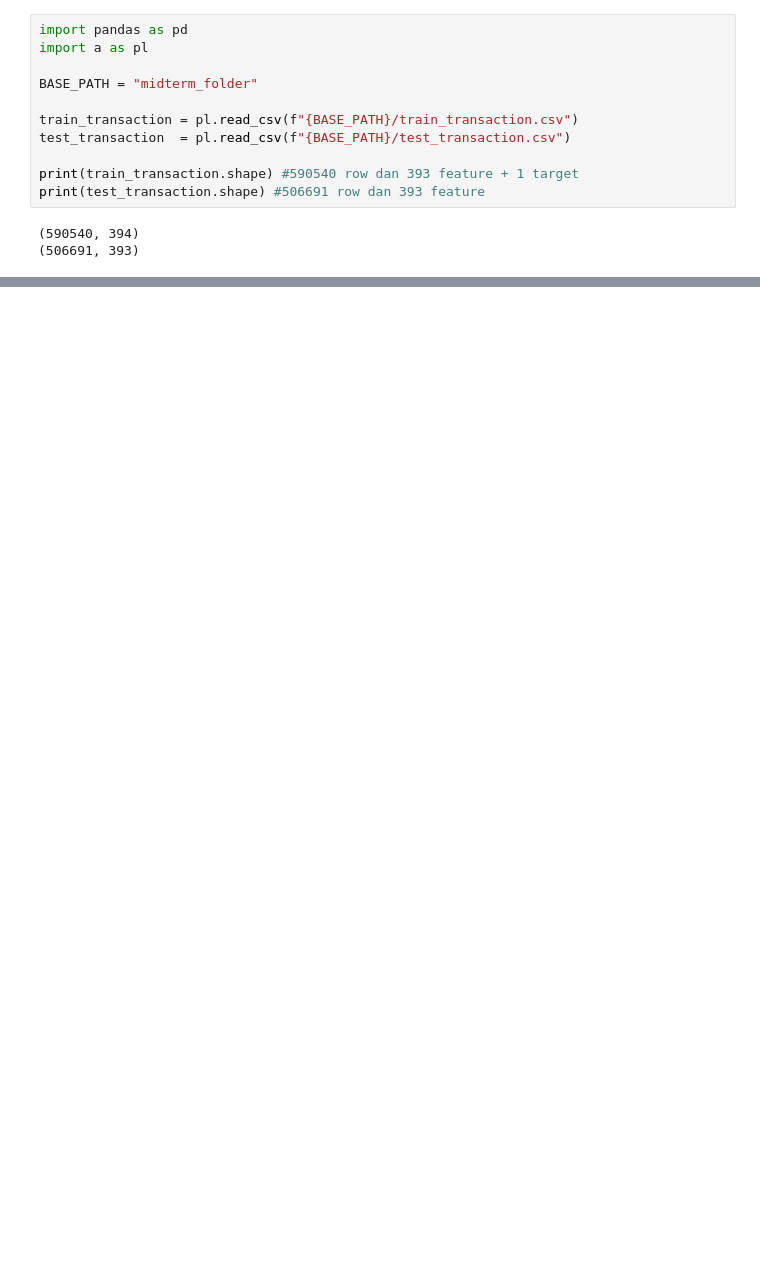
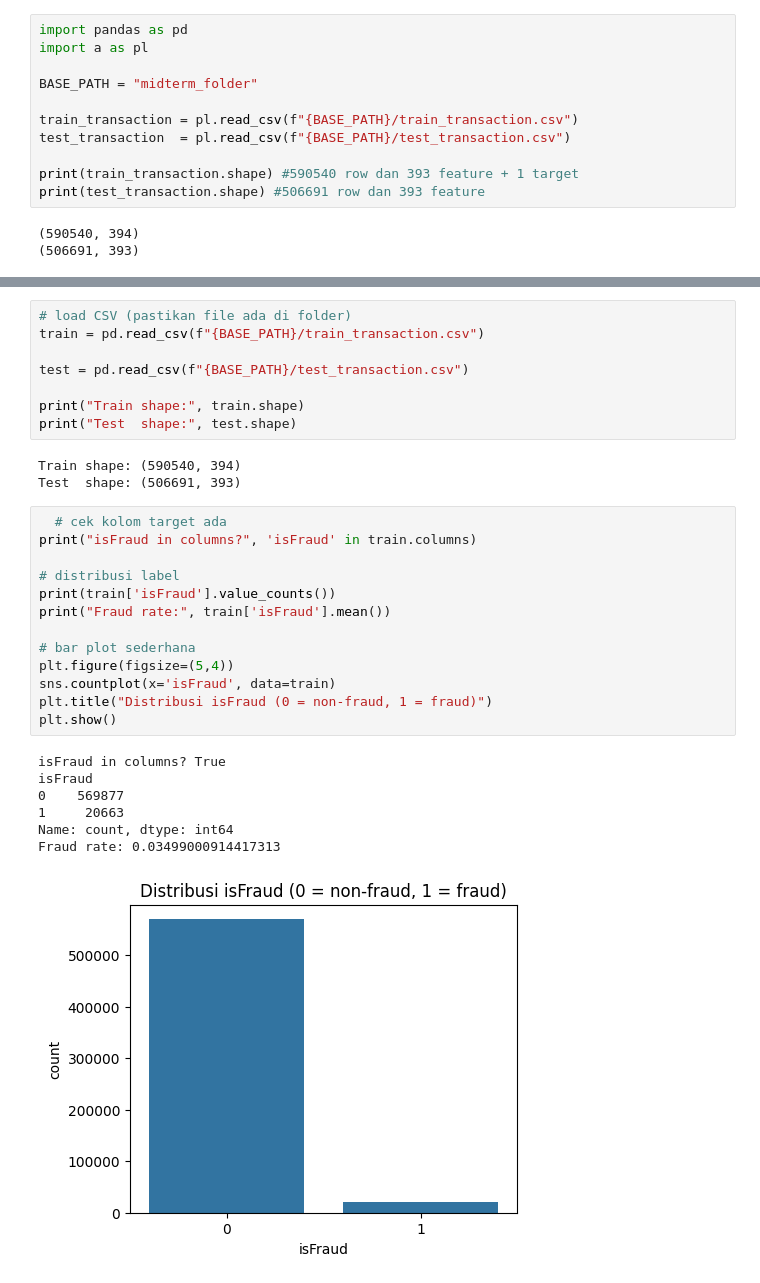
Before and after one commit to sudo-KingJahad/midterm-machine-learning, a Jupyter notebook: midterm_transaction_data.ipynb, the cells around one changed output, grey strips where cells are left out. Cells and saved outputs as stored; diff of their text form; blank space fills up the shorter version.

```diff
--- a/midterm_transaction_data.ipynb
+++ b/midterm_transaction_data.ipynb
@@ -59,0 +78,32 @@ shape: (5, 393)
+# %%
+# load CSV (pastikan file ada di folder)
+train = pd.read_csv(f"{BASE_PATH}/train_transaction.csv")
+
+test = pd.read_csv(f"{BASE_PATH}/test_transaction.csv")
+
+print("Train shape:", train.shape)
+print("Test  shape:", test.shape)
+# %% [output]
+Train shape: (590540, 394)
+Test  shape: (506691, 393)
+# %%
+  # cek kolom target ada
+print("isFraud in columns?", 'isFraud' in train.columns)
+
+# distribusi label
+print(train['isFraud'].value_counts())
+print("Fraud rate:", train['isFraud'].mean())
+
+# bar plot sederhana
+plt.figure(figsize=(5,4))
+sns.countplot(x='isFraud', data=train)
+plt.title("Distribusi isFraud (0 = non-fraud, 1 = fraud)")
+plt.show()
+# %% [output]
+isFraud in columns? True
+isFraud
+0    569877
+1     20663
+Name: count, dtype: int64
+Fraud rate: 0.03499000914417313
+[figure, added]
```
Also changed, not shown: parts of 15 cells of this notebook.
